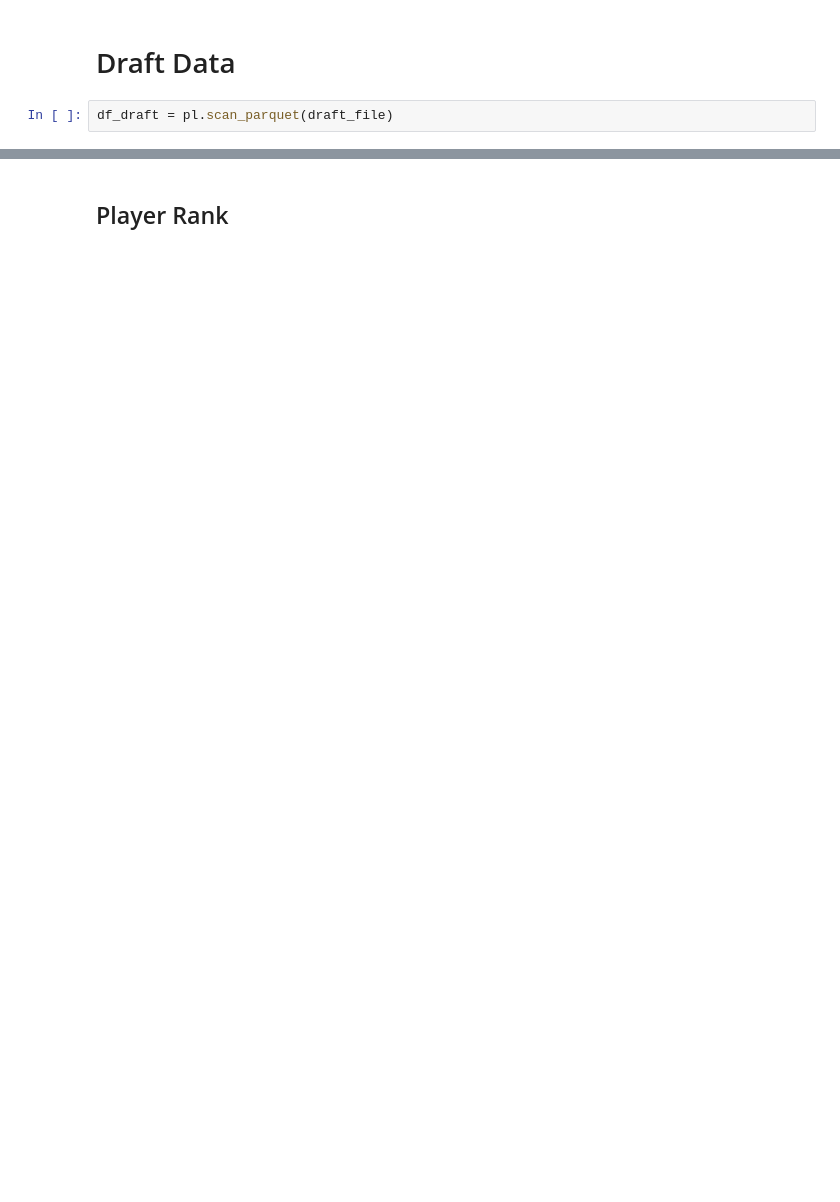
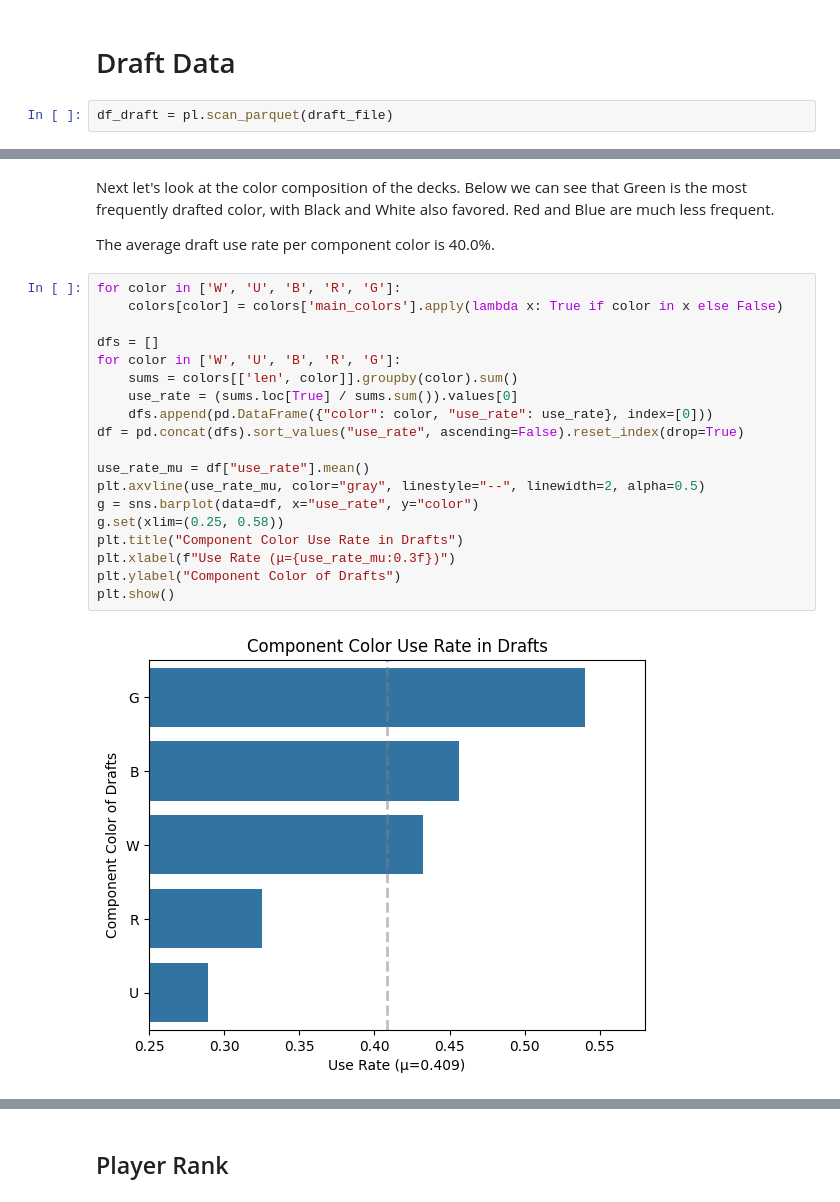
Before and after one commit to meehljd/mtg-modeling, a Jupyter notebook: notebooks/02-draft-data/02-30-draft-eda-BLB-games.ipynb, the cells around one changed output, grey strips where cells are left out. Saved outputs shown, nothing was run; the diff lists cells and outputs as text; blank space fills up the shorter version.

```diff
--- a/notebooks/02-draft-data/02-30-draft-eda-BLB-games.ipynb
+++ b/notebooks/02-draft-data/02-30-draft-eda-BLB-games.ipynb
@@ -264,0 +122,26 @@ shape: (10, 2)
+# %% [markdown]
+Next let's look at the color composition of the decks.  Below we can see that Green is the most
+frequently drafted color, with Black and White also favored.  Red and Blue are much less frequent.
+
+The average draft use rate per component color is 40.0%.
+# %%
+for color in ['W', 'U', 'B', 'R', 'G']:
+    colors[color] = colors['main_colors'].apply(lambda x: True if color in x else False)
+
+dfs = []
+for color in ['W', 'U', 'B', 'R', 'G']:
+    sums = colors[['len', color]].groupby(color).sum()
+    use_rate = (sums.loc[True] / sums.sum()).values[0]
+    dfs.append(pd.DataFrame({"color": color, "use_rate": use_rate}, index=[0]))
+df = pd.concat(dfs).sort_values("use_rate", ascending=False).reset_index(drop=True)
+
+use_rate_mu = df["use_rate"].mean()
+plt.axvline(use_rate_mu, color="gray", linestyle="--", linewidth=2, alpha=0.5)
+g = sns.barplot(data=df, x="use_rate", y="color")
+g.set(xlim=(0.25, 0.58))
+plt.title("Component Color Use Rate in Drafts")
+plt.xlabel(f"Use Rate (μ={use_rate_mu:0.3f})")
+plt.ylabel("Component Color of Drafts")
+plt.show()
+# %% [output]
+[figure, added]
```
Also changed, not shown: parts of 46 cells of this notebook, 1 other file.
